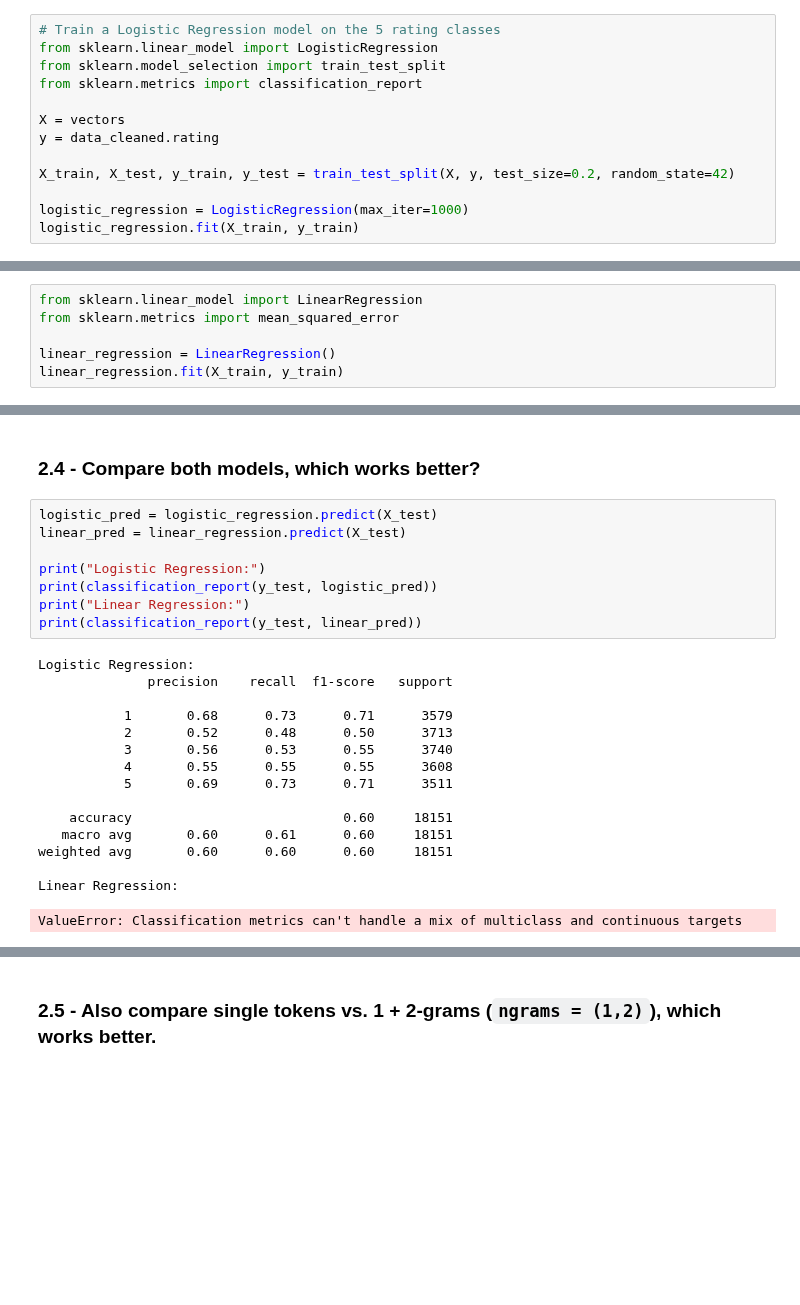
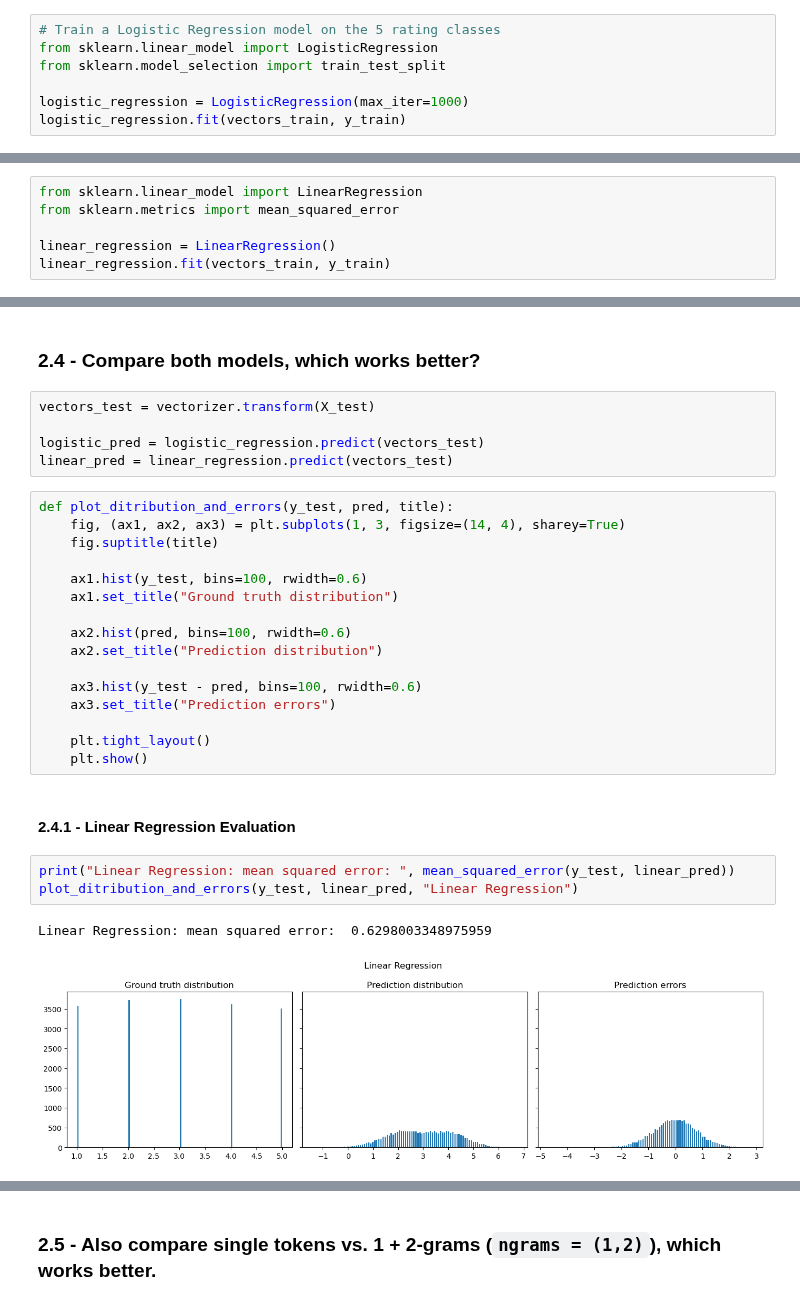
Before and after one commit to Knerten0815/data_science_course, a Jupyter notebook: notebooks/portfolio 3/data_science_MMI_portfolio_03_sentiment_analysis_template.ipynb, the cells around one changed output, grey strips where cells are left out. Saved outputs shown, nothing was run; the diff lists cells and outputs as text; blank space fills up the shorter version.

```diff
--- a/notebooks/portfolio 3/data_science_MMI_portfolio_03_sentiment_analysis_template.ipynb
+++ b/notebooks/portfolio 3/data_science_MMI_portfolio_03_sentiment_analysis_template.ipynb
@@ -300,15 +304,9 @@ vectors = vectorizer.fit_transform(data_cleaned.full)
 # Train a Logistic Regression model on the 5 rating classes
 from sklearn.linear_model import LogisticRegression
 from sklearn.model_selection import train_test_split
-from sklearn.metrics import classification_report
-
-X = vectors
-y = data_cleaned.rating
-
-X_train, X_test, y_train, y_test = train_test_split(X, y, test_size=0.2, random_state=42)
 
 logistic_regression = LogisticRegression(max_iter=1000)
-logistic_regression.fit(X_train, y_train)
+logistic_regression.fit(vectors_train, y_train)
 # %% [output]
 LogisticRegression(max_iter=1000)
 # %% [markdown]
@@ -318,32 +316,37 @@ from sklearn.linear_model import LinearRegression
 from sklearn.metrics import mean_squared_error
 
 linear_regression = LinearRegression()
-linear_regression.fit(X_train, y_train)
+linear_regression.fit(vectors_train, y_train)
 # %% [output]
 LinearRegression()
 # %% [markdown]
 ### 2.4 - Compare both models, which works better?
 # %%
-logistic_pred = logistic_regression.predict(X_test)
-linear_pred = linear_regression.predict(X_test)
+vectors_test = vectorizer.transform(X_test)
 
-print("Logistic Regression:")
-print(classification_report(y_test, logistic_pred))
-print("Linear Regression:")
-print(classification_report(y_test, linear_pred))
+logistic_pred = logistic_regression.predict(vectors_test)
+linear_pred = linear_regression.predict(vectors_test)
-# %% [output]
-Logistic Regression:
-              precision    recall  f1-score   support
-
-           1       0.68      0.73      0.71      3579
-           2       0.52      0.48      0.50      3713
-           3       0.56      0.53      0.55      3740
-           4       0.55      0.55      0.55      3608
-           5       0.69      0.73      0.71      3511
-
-    accuracy                           0.60     18151
-   macro avg       0.60      0.61      0.60     18151
-weighted avg       0.60      0.60      0.60     18151
-
-Linear Regression:
-ValueError: Classification metrics can't handle a mix of multiclass and continuous targets
+# %%
+def plot_ditribution_and_errors(y_test, pred, title):
+    fig, (ax1, ax2, ax3) = plt.subplots(1, 3, figsize=(14, 4), sharey=True)
+    fig.suptitle(title)
+
+    ax1.hist(y_test, bins=100, rwidth=0.6)
+    ax1.set_title("Ground truth distribution")
+
+    ax2.hist(pred, bins=100, rwidth=0.6)
+    ax2.set_title("Prediction distribution")
+
+    ax3.hist(y_test - pred, bins=100, rwidth=0.6)
+    ax3.set_title("Prediction errors")
+
+    plt.tight_layout()
+    plt.show()
+# %% [markdown]
+#### 2.4.1 - Linear Regression Evaluation
+# %%
+print("Linear Regression: mean squared error: ", mean_squared_error(y_test, linear_pred))
+plot_ditribution_and_errors(y_test, linear_pred, "Linear Regression")
+# %% [output]
+Linear Regression: mean squared error:  0.6298003348975959
+[figure, added]
```
Also changed, not shown: parts of 27 cells of this notebook.
